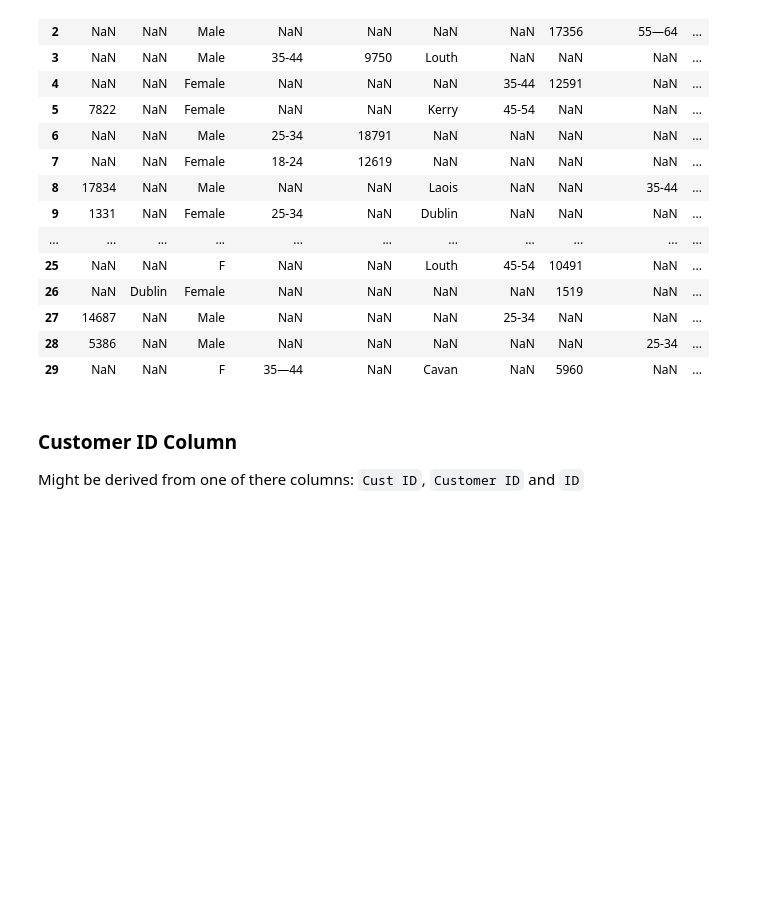
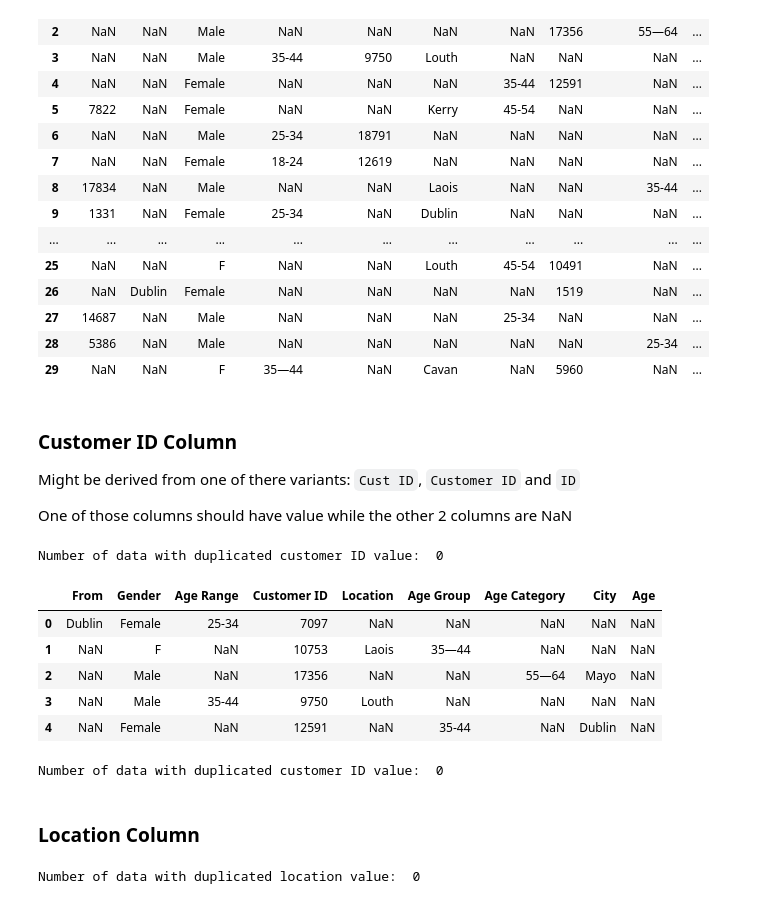
Before and after one commit to trandat9h/retail-sale-data-processing, a Jupyter notebook: Processing.ipynb, the cells around one changed output. Drawn from its saved outputs; the diff is of its cells as text; code cells hidden in the pictures; blank space fills up the shorter version.

```diff
--- a/Processing.ipynb
+++ b/Processing.ipynb
@@ -282,4 +283,35 @@ customer_detail_df.head(30)
 | 29 | NaN | NaN | F | 35—44 | NaN | Cavan | NaN | 5960 | NaN | ... |
 # %% [markdown]
 ### Customer ID Column
-Might be derived from one of there columns: `Cust ID`, `Customer ID` and `ID`
+Might be derived from one of there variants: `Cust ID`, `Customer ID` and `ID`
+
+One of those columns should have value while the other 2 columns are NaN
+# %%
+cols = ["Cust ID", "Customer ID", "ID"]
+
+print("Number of data with duplicated customer ID value: ", (customer_detail_df[cols].notna().sum(axis=1) != 1).sum())
+# %% [output]
+Number of data with duplicated customer ID value:  0
+# %%
+customer_detail_df["Customer ID"] = customer_detail_df[cols].bfill(axis=1).iloc[:, 0]
+customer_detail_df = customer_detail_df.drop(["Cust ID", "ID"], axis=1)
+
+customer_detail_df.head()
+# %% [output]
+|  | From | Gender | Age Range | Customer ID | Location | Age Group | Age Category | City | Age |
+| 0 | Dublin | Female | 25-34 | 7097 | NaN | NaN | NaN | NaN | NaN |
+| 1 | NaN | F | NaN | 10753 | Laois | 35—44 | NaN | NaN | NaN |
+| 2 | NaN | Male | NaN | 17356 | NaN | NaN | 55—64 | Mayo | NaN |
+| 3 | NaN | Male | 35-44 | 9750 | Louth | NaN | NaN | NaN | NaN |
+| 4 | NaN | Female | NaN | 12591 | NaN | 35-44 | NaN | Dublin | NaN |
+# %%
+print("Number of data with duplicated customer ID value: ", customer_detail_df["Customer ID"].isna().sum())
+# %% [output]
+Number of data with duplicated customer ID value:  0
+# %% [markdown]
+### Location Column
+# %%
+cols = ["From", "Location", "City"]
+print("Number of data with duplicated location value: ", (customer_detail_df[cols].notna().sum(axis=1) != 1).sum())
+# %% [output]
+Number of data with duplicated location value:  0
```
Also changed, not shown: parts of 8 cells of this notebook.
